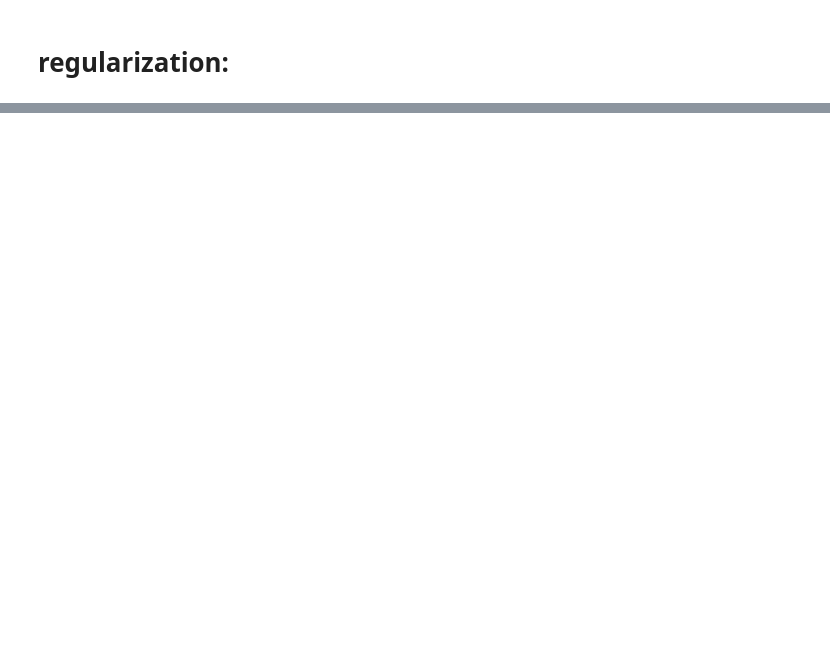
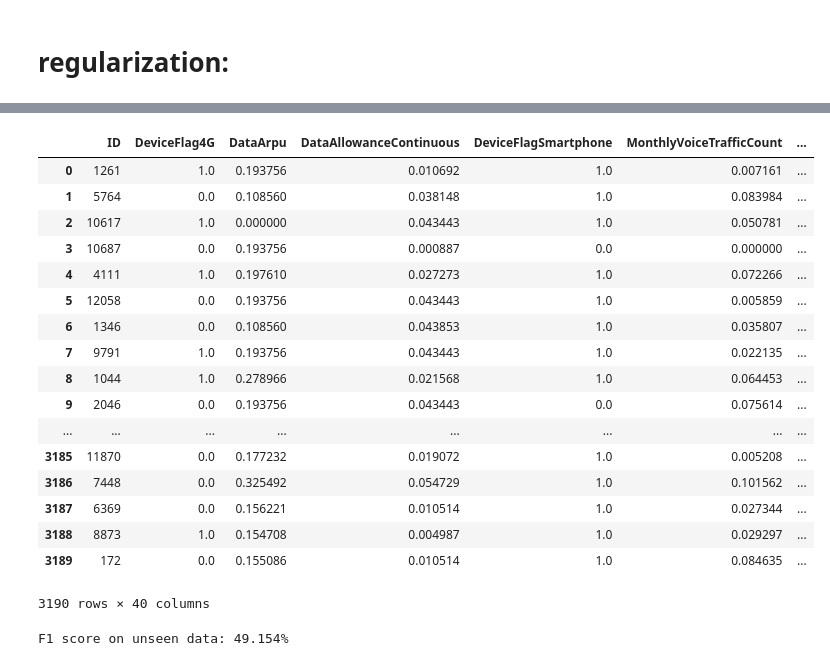
Before and after one commit to EugenioTL/Vodafone_Challenge, a Jupyter notebook: XGBoost_Tuning.ipynb, the cells around one changed output, grey strips where cells are left out. Saved outputs shown, nothing was run; the diff lists cells and outputs as text; code cells hidden in the pictures; blank space fills up the shorter version.

```diff
--- a/XGBoost_Tuning.ipynb
+++ b/XGBoost_Tuning.ipynb
@@ -404,3 +778,24 @@ n_estimators = modelfit(xgb4, train, predictors)
+# %%
+test
+# %% [output]
+|  | ID | DeviceFlag4G | DataArpu | DataAllowanceContinuous | DeviceFlagSmartphone | MonthlyVoiceTrafficCount | ... |
+| 0 | 1261 | 1.0 | 0.193756 | 0.010692 | 1.0 | 0.007161 | ... |
+| 1 | 5764 | 0.0 | 0.108560 | 0.038148 | 1.0 | 0.083984 | ... |
+| 2 | 10617 | 1.0 | 0.000000 | 0.043443 | 1.0 | 0.050781 | ... |
+| 3 | 10687 | 0.0 | 0.193756 | 0.000887 | 0.0 | 0.000000 | ... |
+| 4 | 4111 | 1.0 | 0.197610 | 0.027273 | 1.0 | 0.072266 | ... |
+| 5 | 12058 | 0.0 | 0.193756 | 0.043443 | 1.0 | 0.005859 | ... |
+| 6 | 1346 | 0.0 | 0.108560 | 0.043853 | 1.0 | 0.035807 | ... |
+| 7 | 9791 | 1.0 | 0.193756 | 0.043443 | 1.0 | 0.022135 | ... |
+| 8 | 1044 | 1.0 | 0.278966 | 0.021568 | 1.0 | 0.064453 | ... |
+| 9 | 2046 | 0.0 | 0.193756 | 0.043443 | 0.0 | 0.075614 | ... |
+| ... | ... | ... | ... | ... | ... | ... | ... |
+| 3185 | 11870 | 0.0 | 0.177232 | 0.019072 | 1.0 | 0.005208 | ... |
+| 3186 | 7448 | 0.0 | 0.325492 | 0.054729 | 1.0 | 0.101562 | ... |
+| 3187 | 6369 | 0.0 | 0.156221 | 0.010514 | 1.0 | 0.027344 | ... |
+| 3188 | 8873 | 1.0 | 0.154708 | 0.004987 | 1.0 | 0.029297 | ... |
+| 3189 | 172 | 0.0 | 0.155086 | 0.010514 | 1.0 | 0.084635 | ... |
+3190 rows × 40 columns
 # %%
 # X_train, X_test, y_train, y_test = train_test_split(train[predictors], train[target], test_size=0.33, random_state=7)
 # eval_set = [(X_test, y_test)]
@@ -412,6 +807,8 @@ xgb4.fit(train[pred],
 y_pred_new_data = xgb4.predict(test[pred])
 predictions = [round(value) for value in y_pred_new_data]
 
-print("F1 score on unseen data: %.3f%%" % (f1_score(train[target][0:3190], y_pred_new_data, average='micro')*100))
+print("F1 score on unseen data: %.3f%%" % (f1_score(train[target][0:3190], y_pred_new_data[0:3190], average='micro')*100))
+# %% [output]
+F1 score on unseen data: 49.154%
 # %%
 pd.DataFrame({'Product': y_pred_new_data}).describe(),pd.DataFrame({'Product': predictions}).describe()
```
Also changed, not shown: parts of 35 cells of this notebook, 4 other files.
